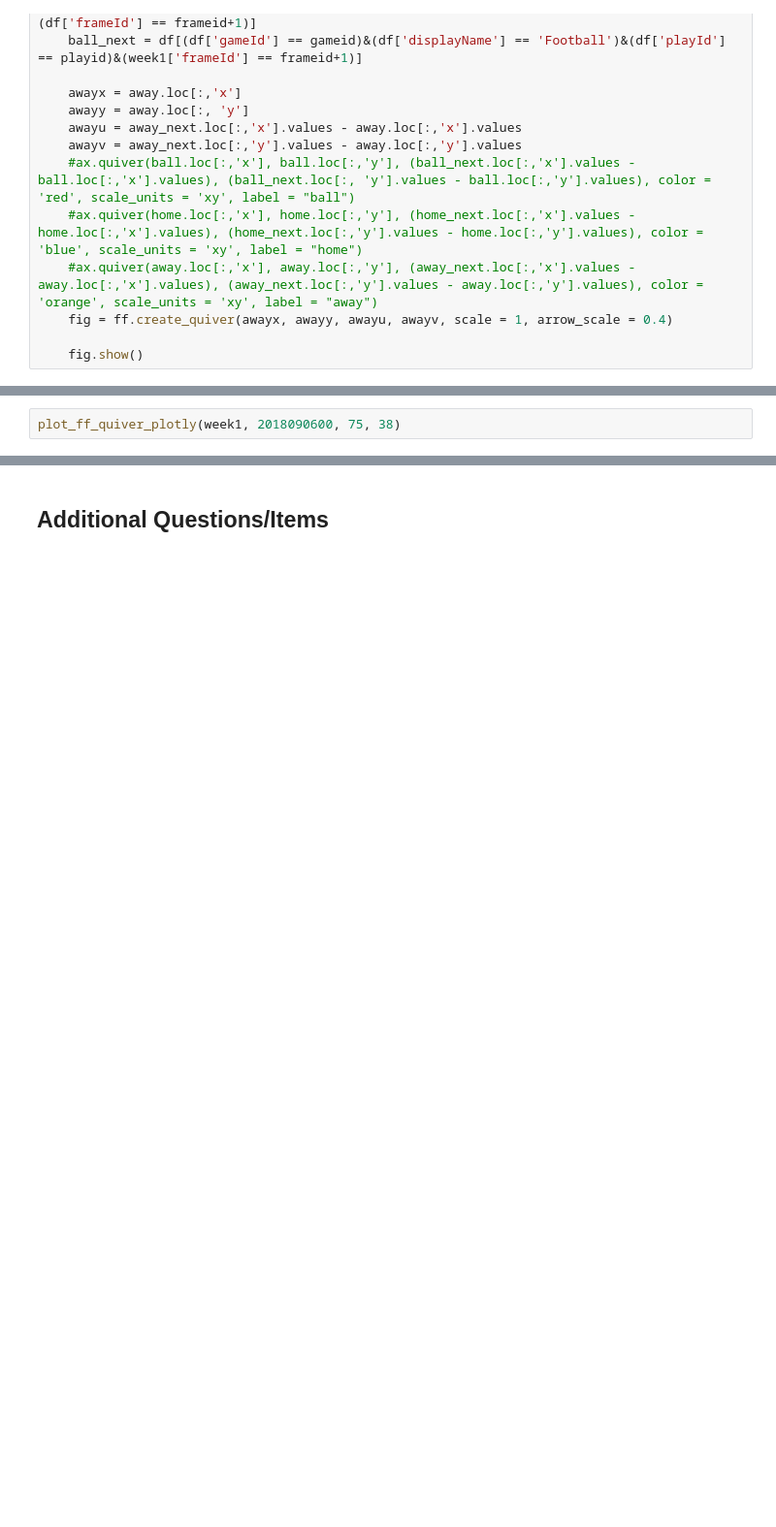
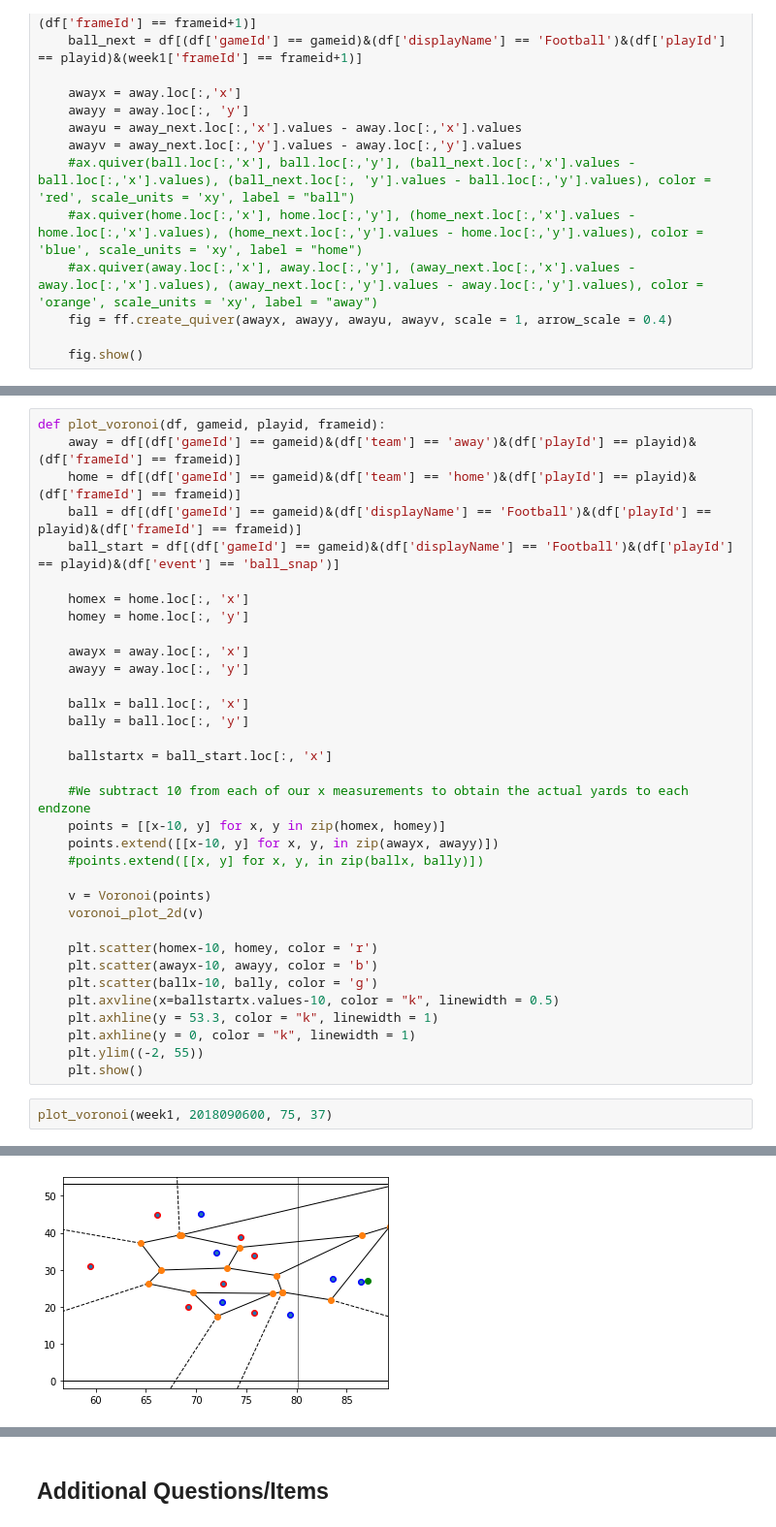
Before and after one commit to martincopello/TheOneWithTouchdowns, a Jupyter notebook: eda.ipynb, the cells around one changed output, grey strips where cells are left out. Shown: that part at 97% size. Saved outputs shown, nothing was run; the diff lists cells and outputs as text; blank space fills up the shorter version.

```diff
--- a/eda.ipynb
+++ b/eda.ipynb
@@ -515,3 +525,37 @@ def plot_ff_quiver_plotly(df, gameid, playid, frameid):
+# %%
+def plot_voronoi(df, gameid, playid, frameid):
+    away = df[(df['gameId'] == gameid)&(df['team'] == 'away')&(df['playId'] == playid)&(df['frameId'] == frameid)]
+    home = df[(df['gameId'] == gameid)&(df['team'] == 'home')&(df['playId'] == playid)&(df['frameId'] == frameid)]
+    ball = df[(df['gameId'] == gameid)&(df['displayName'] == 'Football')&(df['playId'] == playid)&(df['frameId'] == frameid)]
+    ball_start = df[(df['gameId'] == gameid)&(df['displayName'] == 'Football')&(df['playId'] == playid)&(df['event'] == 'ball_snap')]
+
+    homex = home.loc[:, 'x']
+    homey = home.loc[:, 'y']
+
+    awayx = away.loc[:, 'x']
+    awayy = away.loc[:, 'y']
+
+    ballx = ball.loc[:, 'x']
+    bally = ball.loc[:, 'y']
+
+    ballstartx = ball_start.loc[:, 'x']
+
+    #We subtract 10 from each of our x measurements to obtain the actual yards to each endzone
+    points = [[x-10, y] for x, y in zip(homex, homey)]
+    points.extend([[x-10, y] for x, y, in zip(awayx, awayy)])
+    #points.extend([[x, y] for x, y, in zip(ballx, bally)])
+
+    v = Voronoi(points)
+    voronoi_plot_2d(v)
+
+    plt.scatter(homex-10, homey, color = 'r')
+    plt.scatter(awayx-10, awayy, color = 'b')
+    plt.scatter(ballx-10, bally, color = 'g')
+    plt.axvline(x=ballstartx.values-10, color = "k", linewidth = 0.5)
+    plt.axhline(y = 53.3, color = "k", linewidth = 1)
+    plt.axhline(y = 0, color = "k", linewidth = 1)
+    plt.ylim((-2, 55))
+    plt.show()
 # %%
-plot_ff_quiver_plotly(week1, 2018090600, 75, 38)
+plot_voronoi(week1, 2018090600, 75, 37)
 # %% [output]
@@ -518,0 +562 @@ plot_ff_quiver_plotly(week1, 2018090600, 75, 38)
+[figure, added]
```
Also changed, not shown: parts of 42 cells of this notebook.
